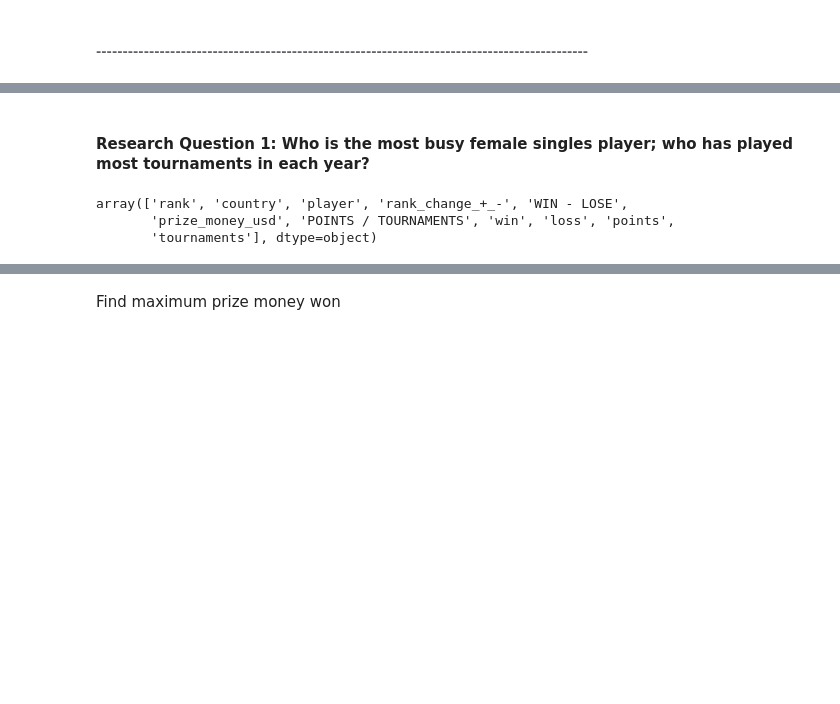
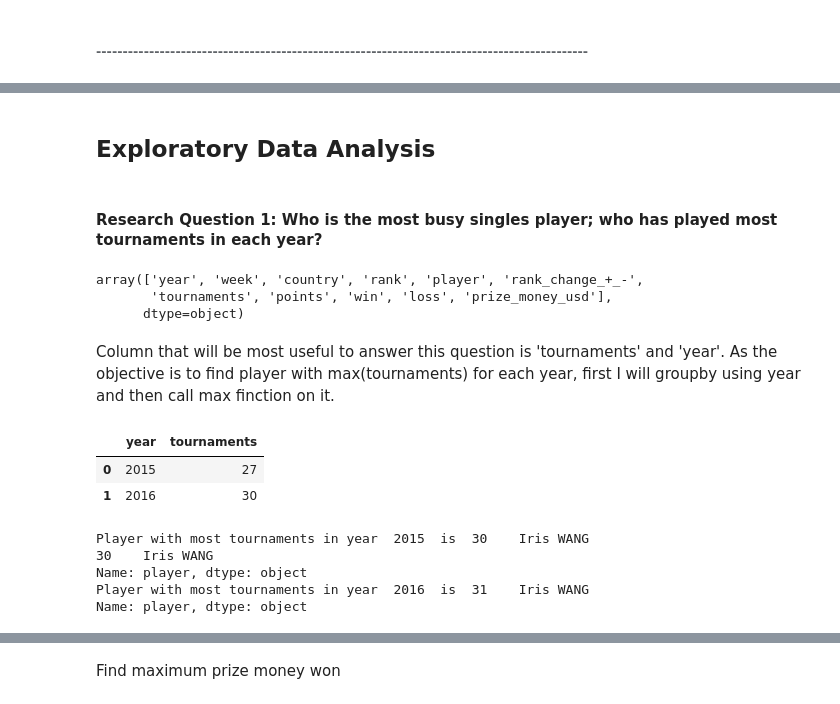
Before and after one commit to sdaphtardar/bwf-data, a Jupyter notebook: Data_Analysis_BWF-data.ipynb, the cells around one changed output, grey strips where cells are left out. Drawn from its saved outputs; the diff is of its cells as text; code cells hidden in the pictures; blank space fills up the shorter version.

```diff
--- a/Data_Analysis_BWF-data.ipynb
+++ b/Data_Analysis_BWF-data.ipynb
@@ -734,8 +729,32 @@ df_new.describe()
+# %% [markdown]
+<a id='eda'></a>
+## Exploratory Data Analysis
 # %% [markdown]
-#### Research Question 1: Who is the most busy female singles player; who has played most tournaments in each year?
+#### Research Question 1: Who is the most busy singles player; who has played most tournaments in each year?
 # %%
-df.columns.values
+df_new.columns.values
 # %% [output]
-array(['rank', 'country', 'player', 'rank_change_+_-', 'WIN - LOSE',
-       'prize_money_usd', 'POINTS / TOURNAMENTS', 'win', 'loss', 'points',
-       'tournaments'], dtype=object)
+array(['year', 'week', 'country', 'rank', 'player', 'rank_change_+_-',
+       'tournaments', 'points', 'win', 'loss', 'prize_money_usd'],
+      dtype=object)
+# %% [markdown]
+Column that will be most useful to answer this question is 'tournaments' and 'year'. As the objective is to find player with max(tournaments) for each year, first I will groupby using year and then call max finction on it.
+# %%
+groupby_df_new=df_new.groupby(['year'], as_index=False).agg({'tournaments':max})
+# %%
+groupby_df_new
+# %% [output]
+|  | year | tournaments |
+| 0 | 2015 | 27 |
+| 1 | 2016 | 30 |
+# %%
+for i in range(len(groupby_df_new)):
+    player_name=df_new[(df_new['year']==groupby_df_new.iloc[i,0]) & (df_new['tournaments']==\
+                                                                              groupby_df_new.iloc[i,1])]['player']
+    print('Player with most tournaments in year ', groupby_df_new.iloc[i,0],' is ', player_name)
+# %% [output]
+Player with most tournaments in year  2015  is  30    Iris WANG
+30    Iris WANG
+Name: player, dtype: object
+Player with most tournaments in year  2016  is  31    Iris WANG
+Name: player, dtype: object
```
Also changed, not shown: parts of 20 cells of this notebook.
